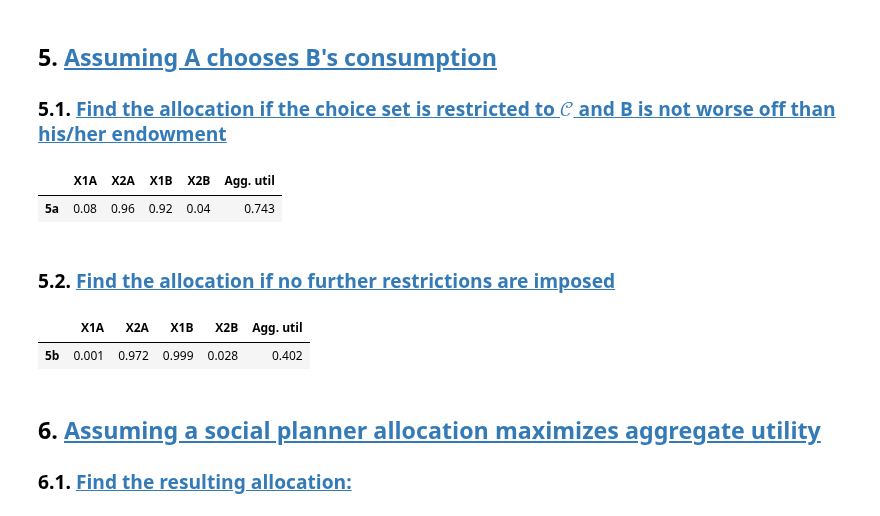
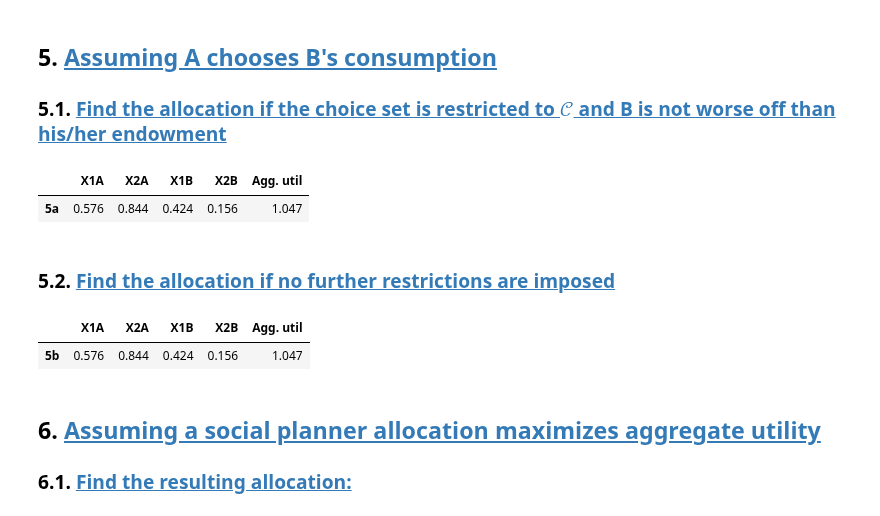
Before and after one commit to NumEconCopenhagen/projects-2024-jbh, a Jupyter notebook: inauguralproject/inauguralproject.ipynb, the cells around one changed output. Cells and saved outputs as stored; diff of their text form; code cells hidden in the pictures.

```diff
--- a/inauguralproject/inauguralproject.ipynb
+++ b/inauguralproject/inauguralproject.ipynb
@@ -173,8 +172,6 @@ P_1 = np.linspace(0.5,2.5,N+1)
 ## Define objective function
 def obj_max_U(p1):
     x_b1, x_b2=model.demand_B(p1)
-    x_b1 = np.clip(x_b1,0,1)
-    x_b2 = np.clip(x_b2,0,1)
     return model.utility_A(1-x_b1, 1-x_b2)
 
 # Minimize the negative utility
@@ -274,38 +271,38 @@ def constraint1(x):
 def constraint2(x):
     return model.utility_A(x[0], x[1]) - model.utility_A(model.par.w1A, model.par.w2A)
 
-constraints = [{'type': 'eq', 'fun': constraint1},
-               {'type': 'eq', 'fun': constraint2}]
+constraints = [{'type': 'ineq', 'fun': constraint1},
+               {'type': 'ineq', 'fun': constraint2}]
 
 # Get me a random pair of xa1s and xa2s from C
 id_rand=np.random.randint(0,N)
 guess=C[id_rand]
 
 # Minimize the negative utility
-res = optimize.minimize(obj_max_U, x0=guess,bounds=((x_a1_min,x_a1_max), (x_a2_min,x_a2_max)), constraints=constraints, options={'ftol':1e-2})
+res = optimize.minimize(obj_max_U, x0=guess,bounds=((x_a1_min,x_a1_max), (x_a2_min,x_a2_max)), constraints=constraints)
 
 # Demand that maximizes As utility
 x_a1_opt,x_a2_opt=res.x
 utility_val_A=-res.fun
 
 # Corresponding allocation
 x_b1_opt = 1-x_a1_opt
 x_b2_opt = 1-x_a2_opt
 
 # Agg utility
 utility_val_B = model.utility_B(x_b1_opt, x_b2_opt)
 total_util = utility_val_A+utility_val_B
 
 # Summing up'
 df_5a=pd.DataFrame({
     'X1A':x_a1_opt, 'X2A': x_a2_opt,
     'X1B':x_b1_opt, 'X2B':x_b2_opt,
     'Agg. util':total_util
 }, index=['5a']).round(3)
 df_5a
 # %% [output]
 |  | X1A | X2A | X1B | X2B | Agg. util |
-| 5a | 0.08 | 0.96 | 0.92 | 0.04 | 0.743 |
+| 5a | 0.576 | 0.844 | 0.424 | 0.156 | 1.047 |
 # %% [markdown]
 ### 5.2. <a id='toc5_2_'></a>[Find the allocation if no further restrictions are imposed](#toc0_)
 # %%
@@ -316,7 +313,7 @@ x_a2 = np.linspace(0,1,N+1)
 # %%
 # Making sure that B's utility is not lower than in the initial endowment
 def constraint(x):
-    return model.utility_B(1 - x[0], 1 - x[1]) - model.utility_B(1-model.par.w1A, 1-model.par.w2A)
+    return model.utility_B(1 - x[0], 1 - x[1]) - model.utility_B(model.par.w1B, model.par.w2B)
 
 # Redefine objective function
 def obj_max_U(x):
@@ -330,7 +327,7 @@ id_rand=np.random.randint(0,N)
 guess=C[id_rand]
 
 # Minimize the negative utility
-res = optimize.minimize(obj_max_U, x0=guess, bounds=bounds, constraints={'type': 'ineq', 'fun': constraint})
+res = optimize.minimize(obj_max_U, x0=guess, bounds=bounds, options={'ftol':1e-8}, constraints={'type': 'ineq', 'fun': constraint})
 
 # Demand that maximizes As utility
 x_a1_opt,x_a2_opt=res.x
@@ -353,7 +350,7 @@ df_5b=pd.DataFrame({
 df_5b
 # %% [output]
 |  | X1A | X2A | X1B | X2B | Agg. util |
-| 5b | 0.001 | 0.972 | 0.999 | 0.028 | 0.402 |
+| 5b | 0.576 | 0.844 | 0.424 | 0.156 | 1.047 |
 # %% [markdown]
 ## 6. <a id='toc6_'></a>[Assuming a social planner allocation maximizes aggregate utility](#toc0_)
 ### 6.1. <a id='toc6_1_'></a>[Find the resulting allocation:](#toc0_)
```
Also changed, not shown: parts of 6 cells of this notebook, 2 other files.
